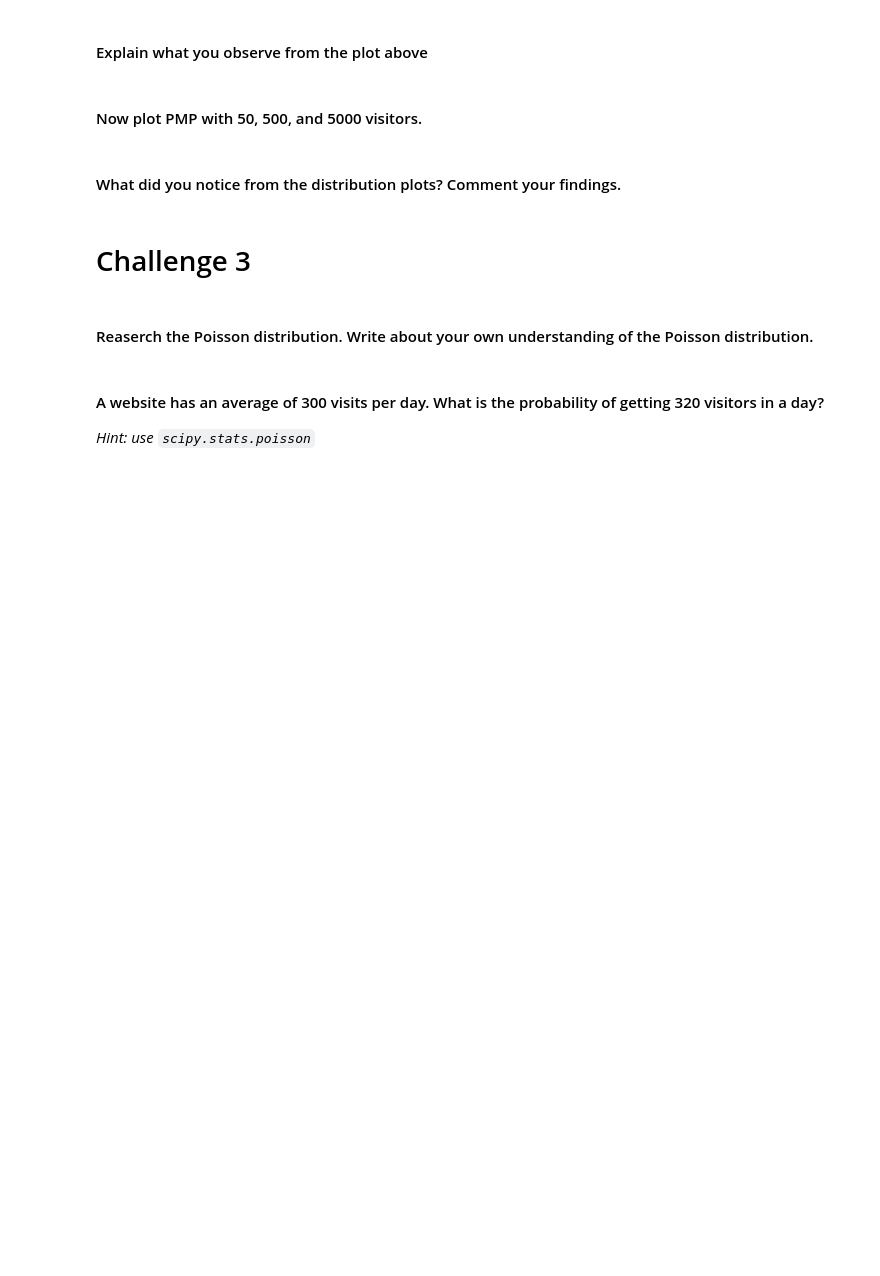
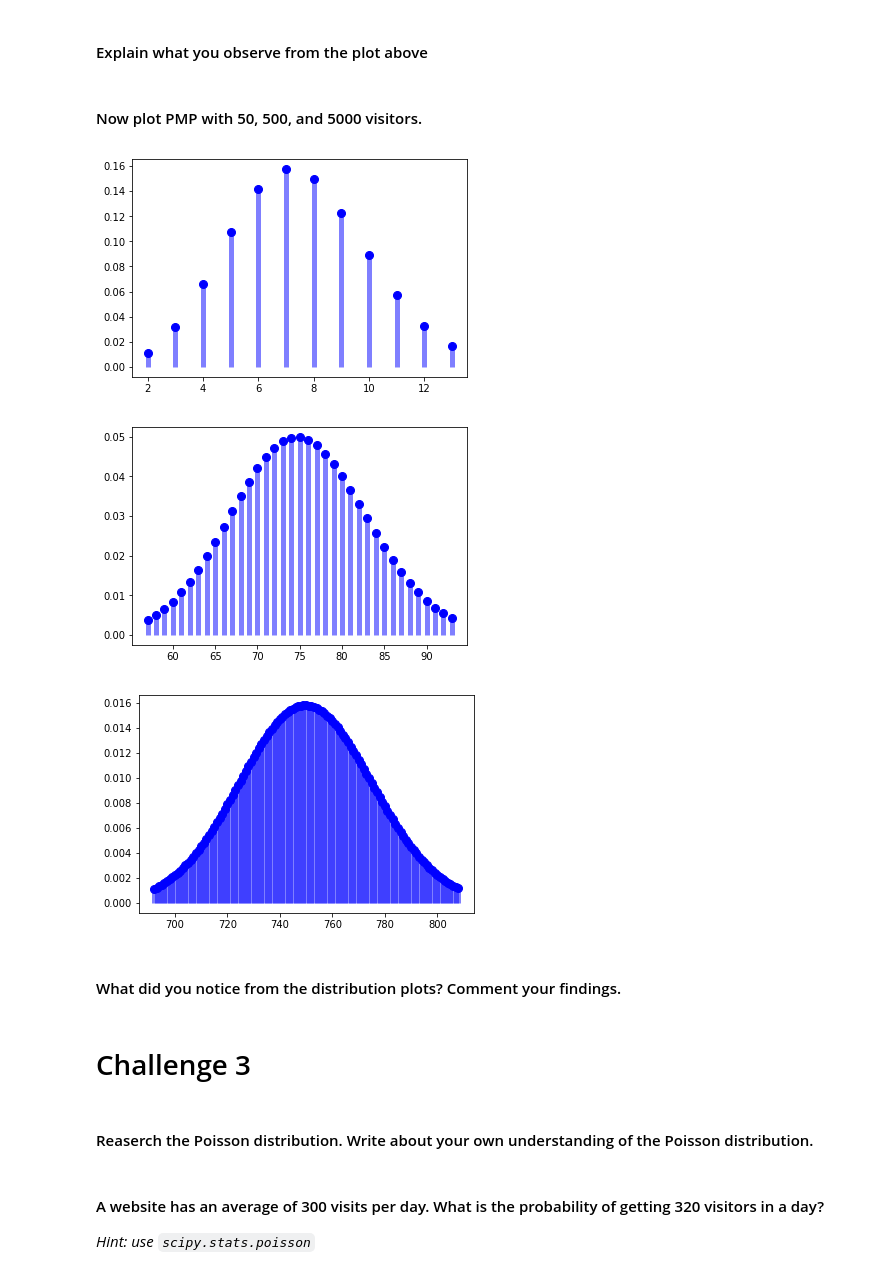
Before and after one commit to ta-data-bcn/lab-probability-dist, a Jupyter notebook: your_code/main.ipynb, the cells around one changed output. Drawn from its saved outputs; the diff is of its cells as text; code cells hidden in the pictures; blank space fills up the shorter version.

```diff
--- a/your_code/main.ipynb
+++ b/your_code/main.ipynb
@@ -61,3 +109,20 @@ Use matplotlib to plot a histogram of each sample.
+# %%
+# Your code here
+
+for i in range(3):
+
+    fig, ax = plt.subplots(1, 1)
+    n = [50, 500, 5000]
+    p = 0.15
+    mean, var, skew, kurt = binom.stats(n, p, moments='mvsk')
+
+    x = np.arange(binom.ppf(0.01, n[i], p), binom.ppf(0.99, n[i], p))
+    ax.plot(x, binom.pmf(x, n[i], p), 'bo', ms=8, label='binom pmf')
+    ax.vlines(x, 0, binom.pmf(x, n[i], p), colors='b', lw=5, alpha=0.5)
+# %% [output]
+[figure, added]
+[figure, added]
+[figure, added]
 # %% [markdown]
 #### What did you notice from the distribution plots? Comment your findings.
 # %%
```
Also changed, not shown: parts of 23 cells of this notebook.
